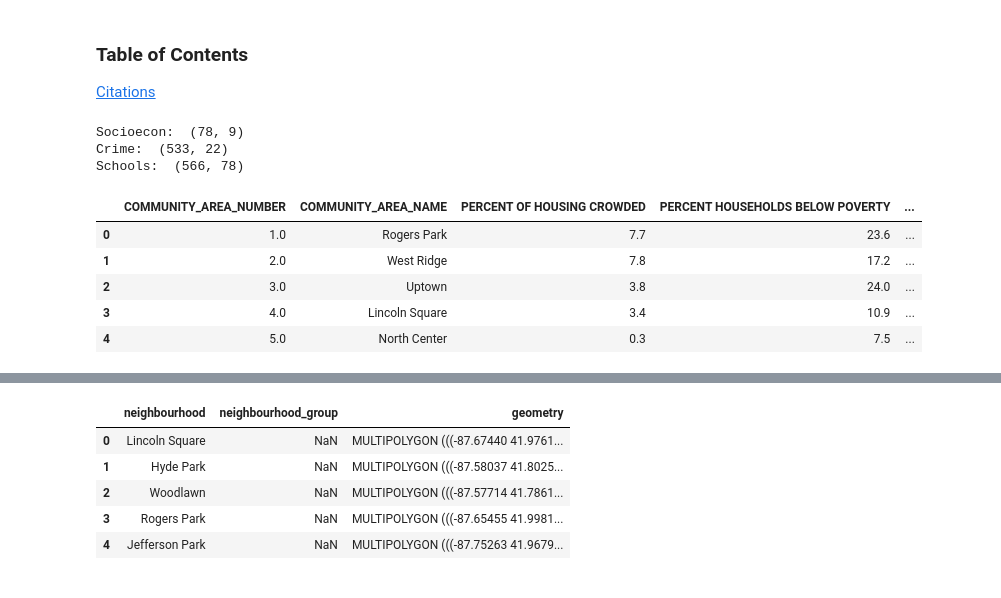
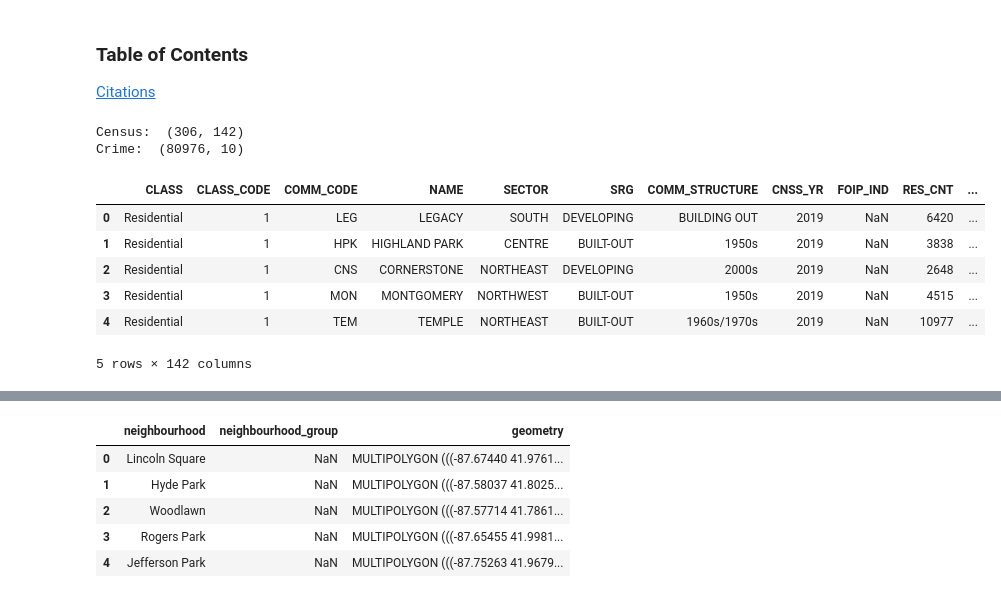
Before and after one commit to ethan2411/Data-603-604, a Jupyter notebook: Data 604 Term Project.ipynb, the cells around one changed output, grey strips where cells are left out. Drawn from its saved outputs; the diff is of its cells as text; code cells hidden in the pictures.

```diff
--- a/Data 604 Term Project.ipynb
+++ b/Data 604 Term Project.ipynb
@@ -11,27 +11,27 @@ import geopandas as gpd
 # %%
-sociecon = pd.read_csv('https://raw.githubusercontent.com/ethan2411/Data-603-604/main/Census_Data_-_Selected_socioeconomic_indicators_in_Chicago__2008___2012-v2.csv')
-crime = pd.read_csv('https://raw.githubusercontent.com/ethan2411/Data-603-604/main/Chicago_Crime_Data-v2.csv')
-schools = pd.read_csv('https://raw.githubusercontent.com/ethan2411/Data-603-604/main/Chicago_Public_Schools_-_Progress_Report_Cards__2011-2012-v3.csv')
-#geographic data just incase we want it
-geodf = gpd.read_file('https://raw.githubusercontent.com/ethan2411/Data-603-604/main/neighbourhoods.geojson')
+census = pd.read_csv('https://raw.githubusercontent.com/ethan2411/Data-603-604/main/Census_by_Community_2019_20231027.csv')
+crime = pd.read_csv('https://raw.githubusercontent.com/ethan2411/Data-603-604/main/Community_Crime_Statistics_20231027.csv')
+property = pd.read_csv('https://raw.githubusercontent.com/ethan2411/Data-603-604/main/Current_Year_Property_Assessments__Parcel__20231027.csv')
+#geographic data just incase we want it, would need to find one for calgary
+#geodf = gpd.read_file('https://raw.githubusercontent.com/ethan2411/Data-603-604/main/neighbourhoods.geojson')
 # %%
 #size of dataframes
-print('Socioecon: ',sociecon.shape)
+print('Census: ',census.shape)
 print('Crime: ',crime.shape)
-print('Schools: ',schools.shape)
+#print('Schools: ',schools.shape)
 # %% [output]
-Socioecon:  (78, 9)
-Crime:  (533, 22)
-Schools:  (566, 78)
+Census:  (306, 142)
+Crime:  (80976, 10)
 # %%
-sociecon.head()
+census.head()
 # %% [output]
-|  | COMMUNITY_AREA_NUMBER | COMMUNITY_AREA_NAME | PERCENT OF HOUSING CROWDED | PERCENT HOUSEHOLDS BELOW POVERTY | ... |
-| 0 | 1.0 | Rogers Park | 7.7 | 23.6 | ... |
-| 1 | 2.0 | West Ridge | 7.8 | 17.2 | ... |
-| 2 | 3.0 | Uptown | 3.8 | 24.0 | ... |
-| 3 | 4.0 | Lincoln Square | 3.4 | 10.9 | ... |
-| 4 | 5.0 | North Center | 0.3 | 7.5 | ... |
+|  | CLASS | CLASS_CODE | COMM_CODE | NAME | SECTOR | SRG | COMM_STRUCTURE | CNSS_YR | FOIP_IND | RES_CNT | ... |
+| 0 | Residential | 1 | LEG | LEGACY | SOUTH | DEVELOPING | BUILDING OUT | 2019 | NaN | 6420 | ... |
+| 1 | Residential | 1 | HPK | HIGHLAND PARK | CENTRE | BUILT-OUT | 1950s | 2019 | NaN | 3838 | ... |
+| 2 | Residential | 1 | CNS | CORNERSTONE | NORTHEAST | DEVELOPING | 2000s | 2019 | NaN | 2648 | ... |
+| 3 | Residential | 1 | MON | MONTGOMERY | NORTHWEST | BUILT-OUT | 1950s | 2019 | NaN | 4515 | ... |
+| 4 | Residential | 1 | TEM | TEMPLE | NORTHEAST | BUILT-OUT | 1960s/1970s | 2019 | NaN | 10977 | ... |
+5 rows × 142 columns
 # %%
 crime.head()
 # %% [output]
```
Also changed, not shown: parts of 6 cells of this notebook.
